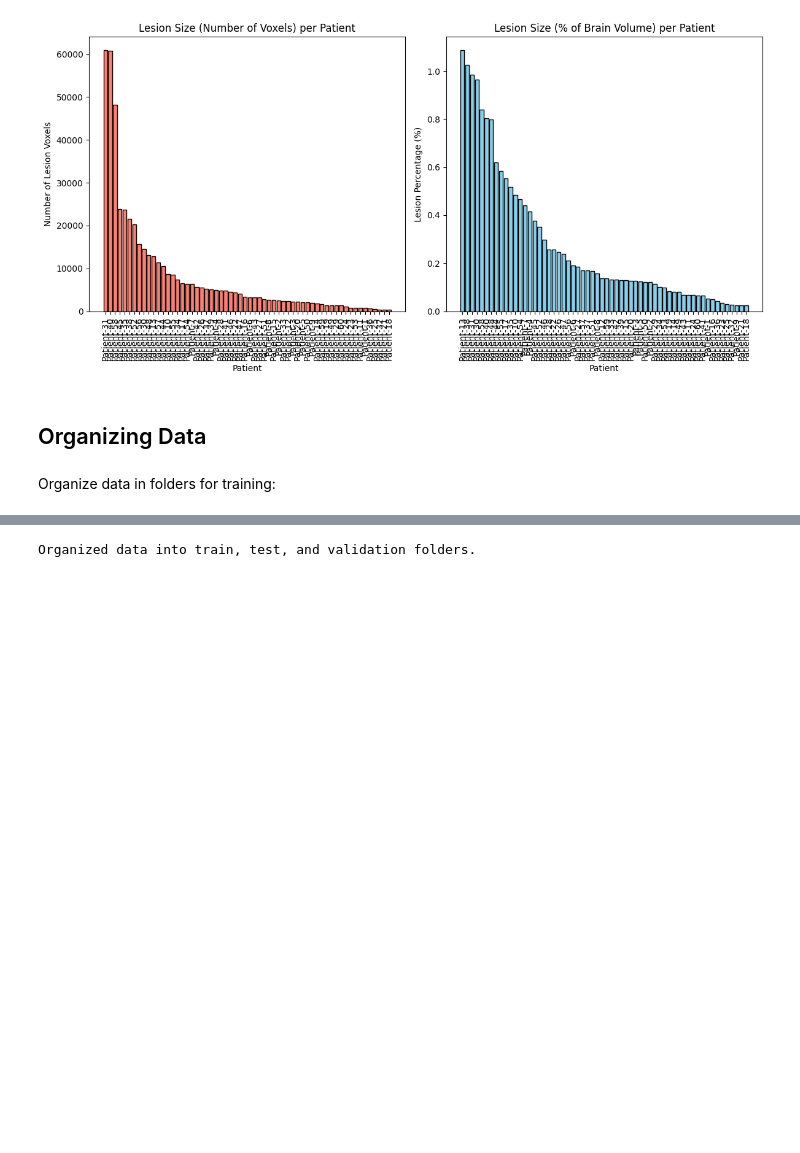
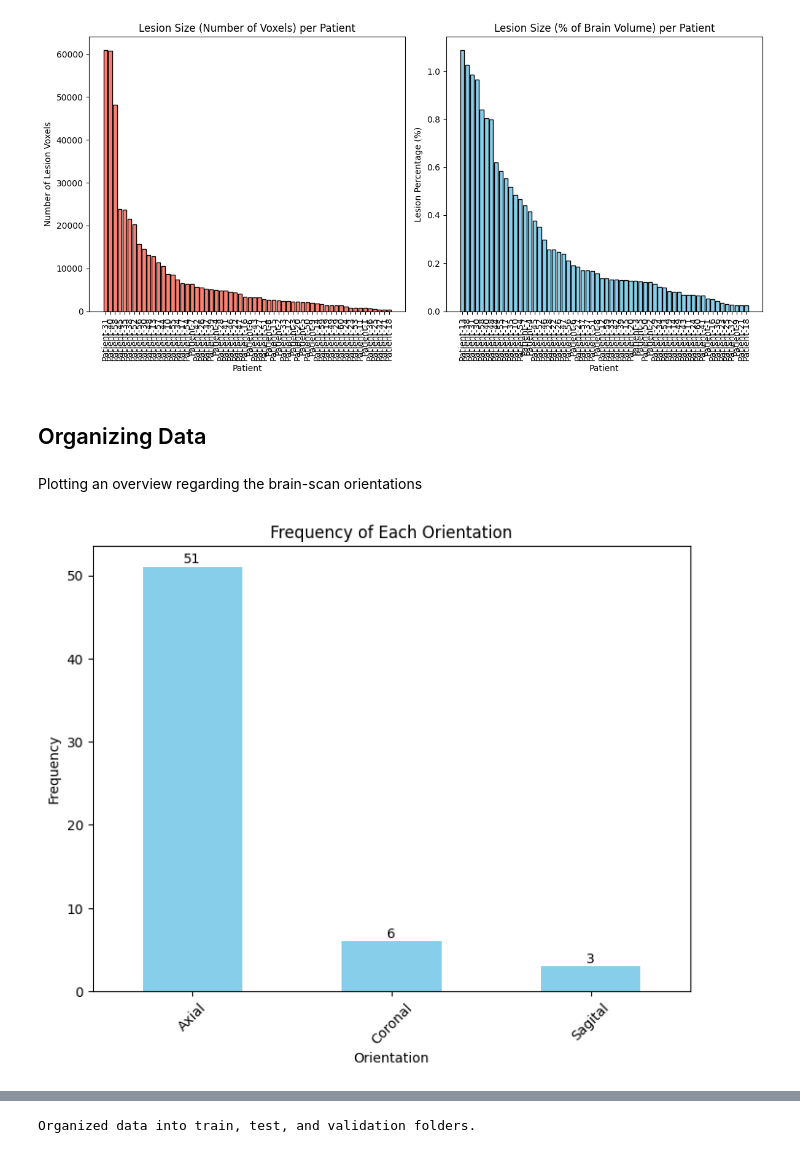
Before and after one commit to rportm/cv_hslu_24, a Jupyter notebook: MS_Loading_EDA.ipynb, the cells around one changed output, grey strips where cells are left out. Cells and saved outputs as stored; diff of their text form; code cells hidden in the pictures; blank space fills up the shorter version.

```diff
--- a/MS_Loading_EDA.ipynb
+++ b/MS_Loading_EDA.ipynb
@@ -406,5 +403,34 @@ Lesion Size (Number of Voxels) - Descending Order:
 [figure]
 # %% [markdown]
 ## Organizing Data
-# %% [markdown]
-Organize data in folders for training:
+# %% [markdown]
+Plotting an overview regarding the brain-scan orientations
+# %%
+import pandas as pd
+import matplotlib.pyplot as plt
+
+# Load the metadata CSV file
+metadata_path = "Metadata.csv"
+metadata_df = pd.read_csv(metadata_path)
+
+# Plot the frequency of each Orientation
+orientation_counts = metadata_df['Orientation'].value_counts()
+
+# Create a bar plot for the orientation counts
+plt.figure(figsize=(8,6))
+ax = orientation_counts.plot(kind='bar', color='skyblue')
+
+# Add titles and labels
+plt.title('Frequency of Each Orientation')
+plt.xlabel('Orientation')
+plt.ylabel('Frequency')
+
+# Annotate the bars with the counts
+for i, count in enumerate(orientation_counts):
+    ax.text(i, count + 0.1, str(count), ha='center', va='bottom')
+
+# Show the plot
+plt.xticks(rotation=45)
+plt.show()
+# %% [output]
+[figure, added]
```
Also changed, not shown: parts of 4 cells of this notebook.
